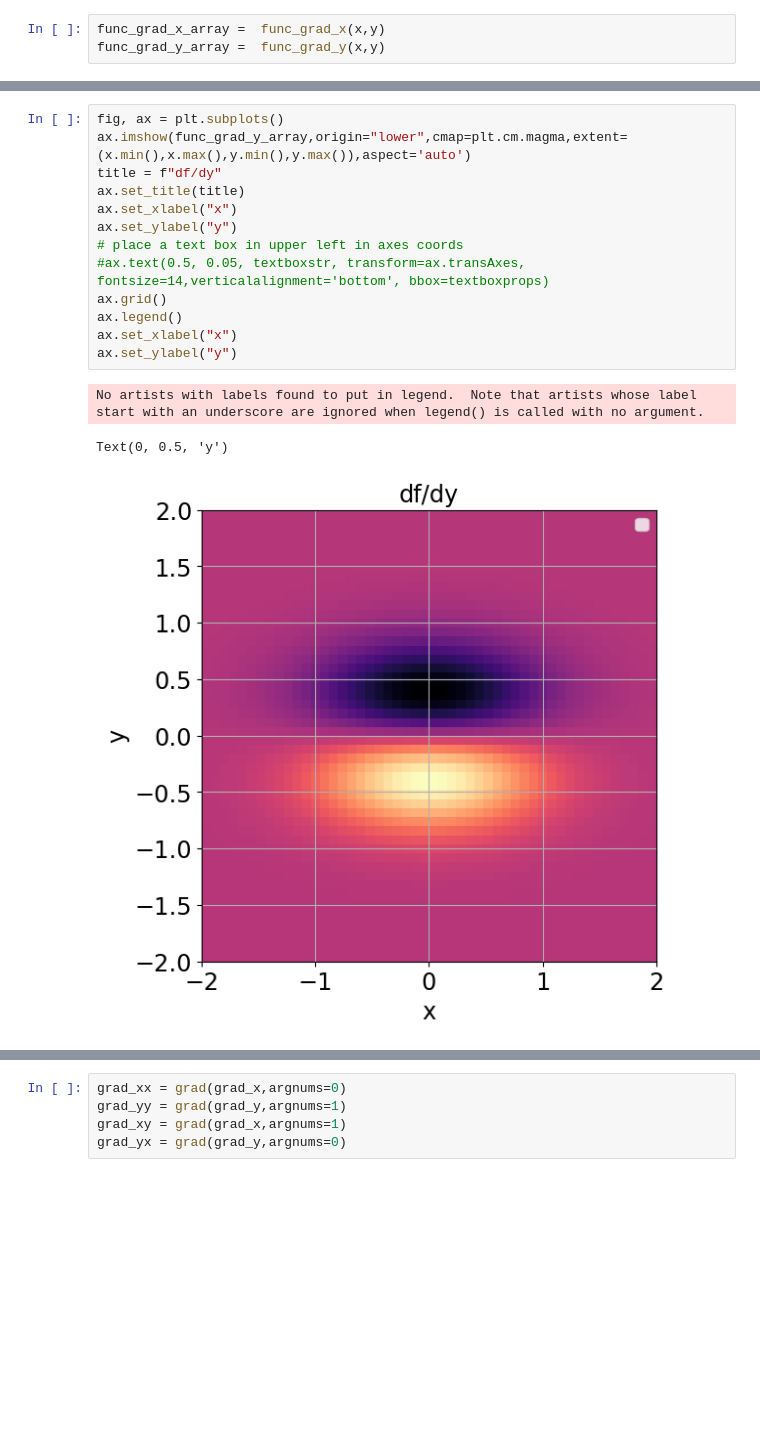
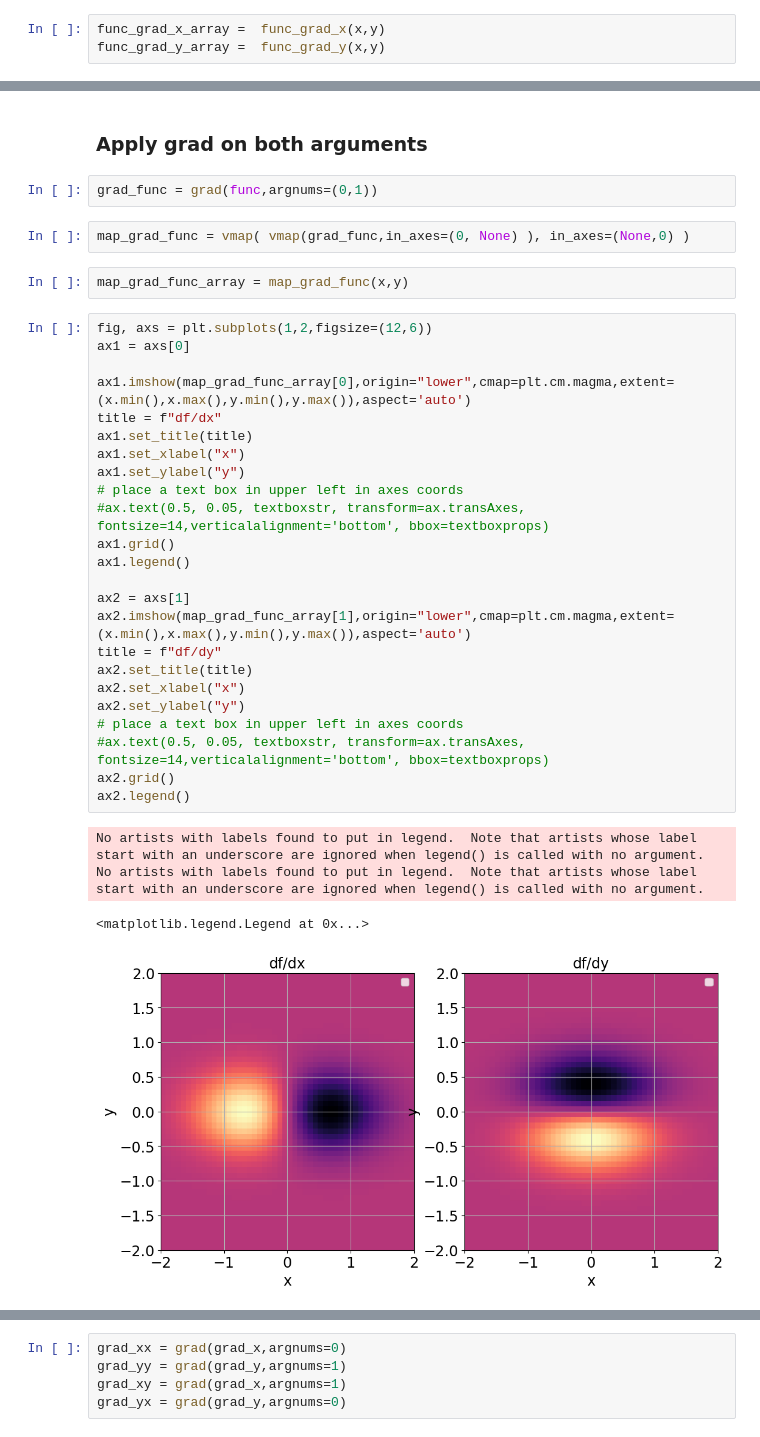
Before and after one commit to sylvielsstfr/AtmEmulator, a Jupyter notebook: docs/notebooks/diffemulator/test_vmap.ipynb, the cells around one changed output, grey strips where cells are left out. Drawn from its saved outputs; the diff is of its cells as text; blank space fills up the shorter version.

```diff
--- a/docs/notebooks/diffemulator/test_vmap.ipynb
+++ b/docs/notebooks/diffemulator/test_vmap.ipynb
@@ -73,17 +115,37 @@ No artists with labels found to put in legend.  Note that artists whose label st
-# %%
-fig, ax = plt.subplots()
-ax.imshow(func_grad_y_array,origin="lower",cmap=plt.cm.magma,extent=(x.min(),x.max(),y.min(),y.max()),aspect='auto')
-title = f"df/dy"
-ax.set_title(title)
-ax.set_xlabel("x")
-ax.set_ylabel("y")
-# place a text box in upper left in axes coords
-#ax.text(0.5, 0.05, textboxstr, transform=ax.transAxes, fontsize=14,verticalalignment='bottom', bbox=textboxprops)
-ax.grid()
-ax.legend()
-ax.set_xlabel("x")
-ax.set_ylabel("y")
-# %% [output]
-No artists with labels found to put in legend.  Note that artists whose label start with an underscore are ignored when legend() is called with no argument.
-Text(0, 0.5, 'y')
-[figure, removed]
+# %% [markdown]
+### Apply grad on both arguments
+# %%
+grad_func = grad(func,argnums=(0,1))
+# %%
+map_grad_func = vmap( vmap(grad_func,in_axes=(0, None) ), in_axes=(None,0) )
+# %%
+map_grad_func_array = map_grad_func(x,y)
+# %%
+fig, axs = plt.subplots(1,2,figsize=(12,6))
+ax1 = axs[0]
+
+ax1.imshow(map_grad_func_array[0],origin="lower",cmap=plt.cm.magma,extent=(x.min(),x.max(),y.min(),y.max()),aspect='auto')
+title = f"df/dx"
+ax1.set_title(title)
+ax1.set_xlabel("x")
+ax1.set_ylabel("y")
+# place a text box in upper left in axes coords
+#ax.text(0.5, 0.05, textboxstr, transform=ax.transAxes, fontsize=14,verticalalignment='bottom', bbox=textboxprops)
+ax1.grid()
+ax1.legend()
+
+ax2 = axs[1]
+ax2.imshow(map_grad_func_array[1],origin="lower",cmap=plt.cm.magma,extent=(x.min(),x.max(),y.min(),y.max()),aspect='auto')
+title = f"df/dy"
+ax2.set_title(title)
+ax2.set_xlabel("x")
+ax2.set_ylabel("y")
+# place a text box in upper left in axes coords
+#ax.text(0.5, 0.05, textboxstr, transform=ax.transAxes, fontsize=14,verticalalignment='bottom', bbox=textboxprops)
+ax2.grid()
+ax2.legend()
+# %% [output]
+No artists with labels found to put in legend.  Note that artists whose label start with an underscore are ignored when legend() is called with no argument.
+No artists with labels found to put in legend.  Note that artists whose label start with an underscore are ignored when legend() is called with no argument.
+<matplotlib.legend.Legend at 0x...>
+[figure, added]
```
Also changed, not shown: parts of 23 cells of this notebook.
